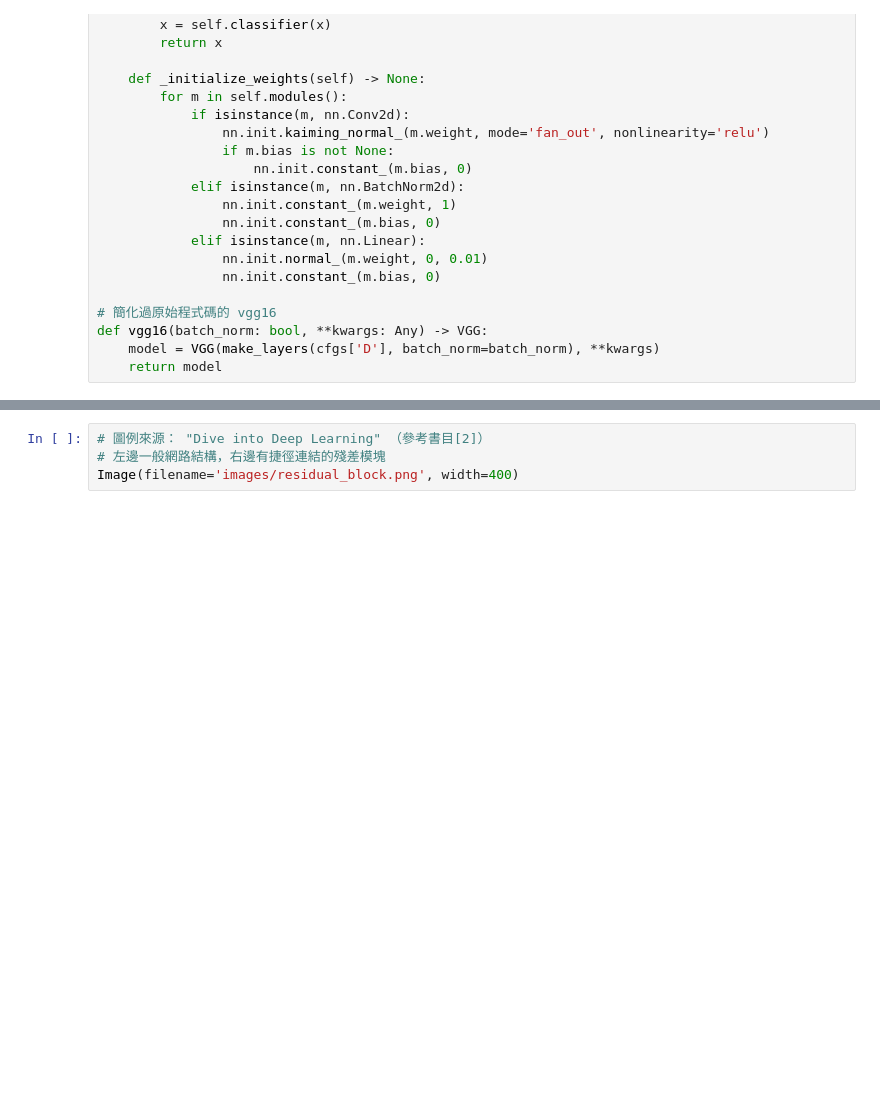
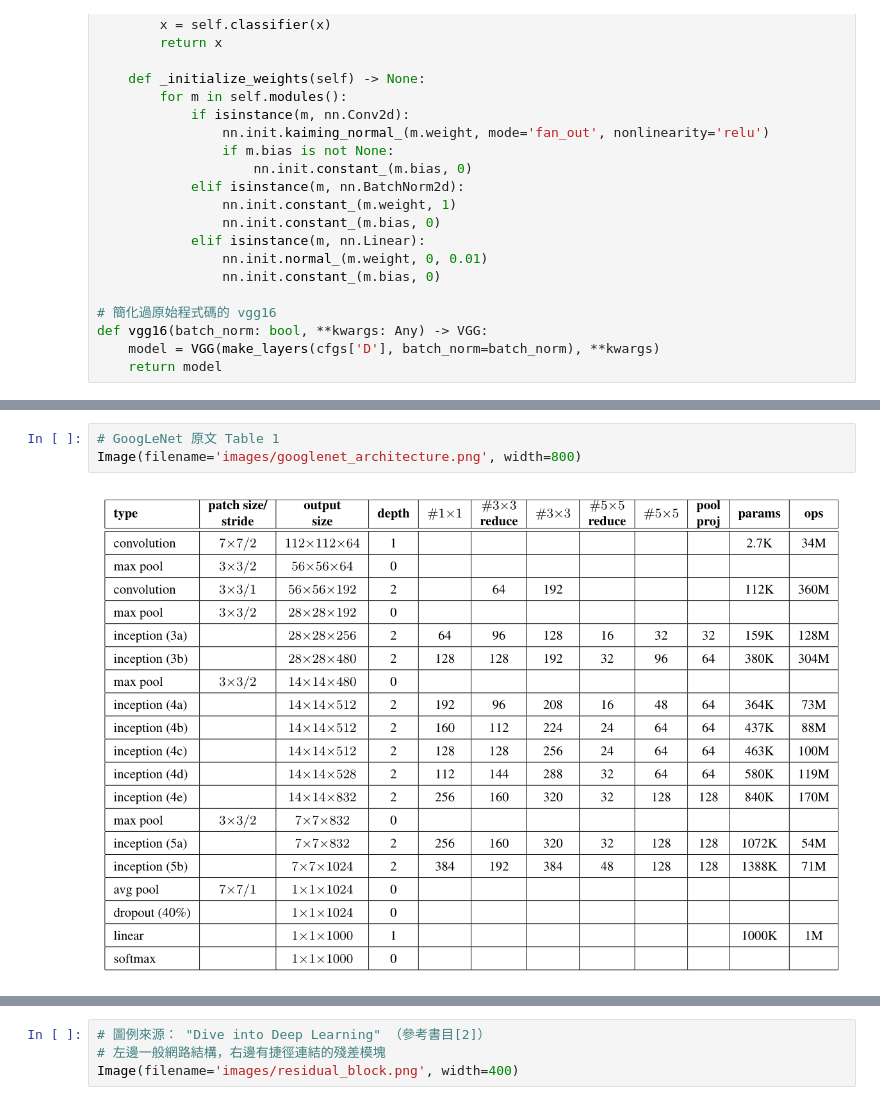
Before and after one commit to twMr7/PyTorch-Deep-Learning, a Jupyter notebook: 04-Classic_CNN_Backbones_and_Transfer_Learning.ipynb, the cells around one changed output, grey strips where cells are left out. Saved outputs shown, nothing was run; the diff lists cells and outputs as text; blank space fills up the shorter version.

```diff
--- a/04-Classic_CNN_Backbones_and_Transfer_Learning.ipynb
+++ b/04-Classic_CNN_Backbones_and_Transfer_Learning.ipynb
@@ -274,0 +316,5 @@ def vgg16(batch_norm: bool, **kwargs: Any) -> VGG:
+# %%
+# GoogLeNet 原文 Table 1
+Image(filename='images/googlenet_architecture.png', width=800)
+# %% [output]
+[figure, added]
```
Also changed, not shown: parts of 23 cells of this notebook, 2 other files.
